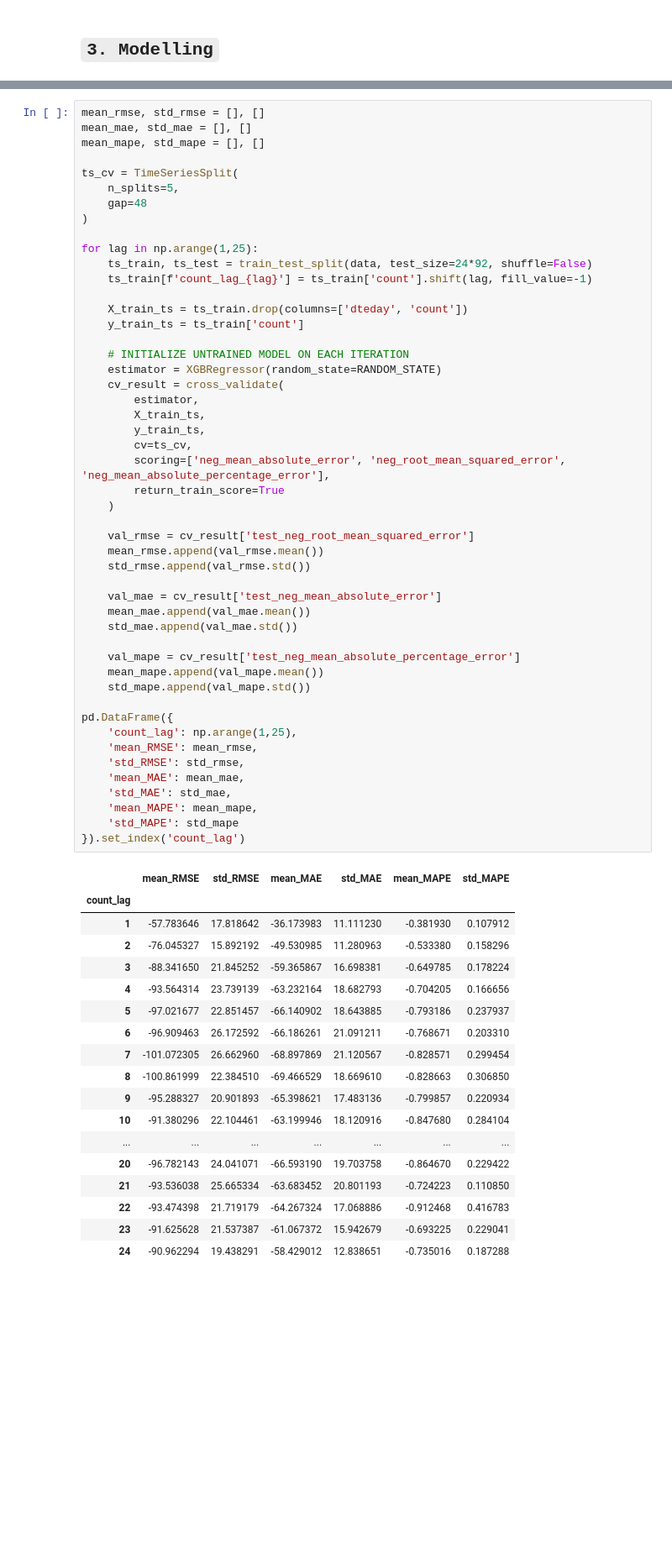
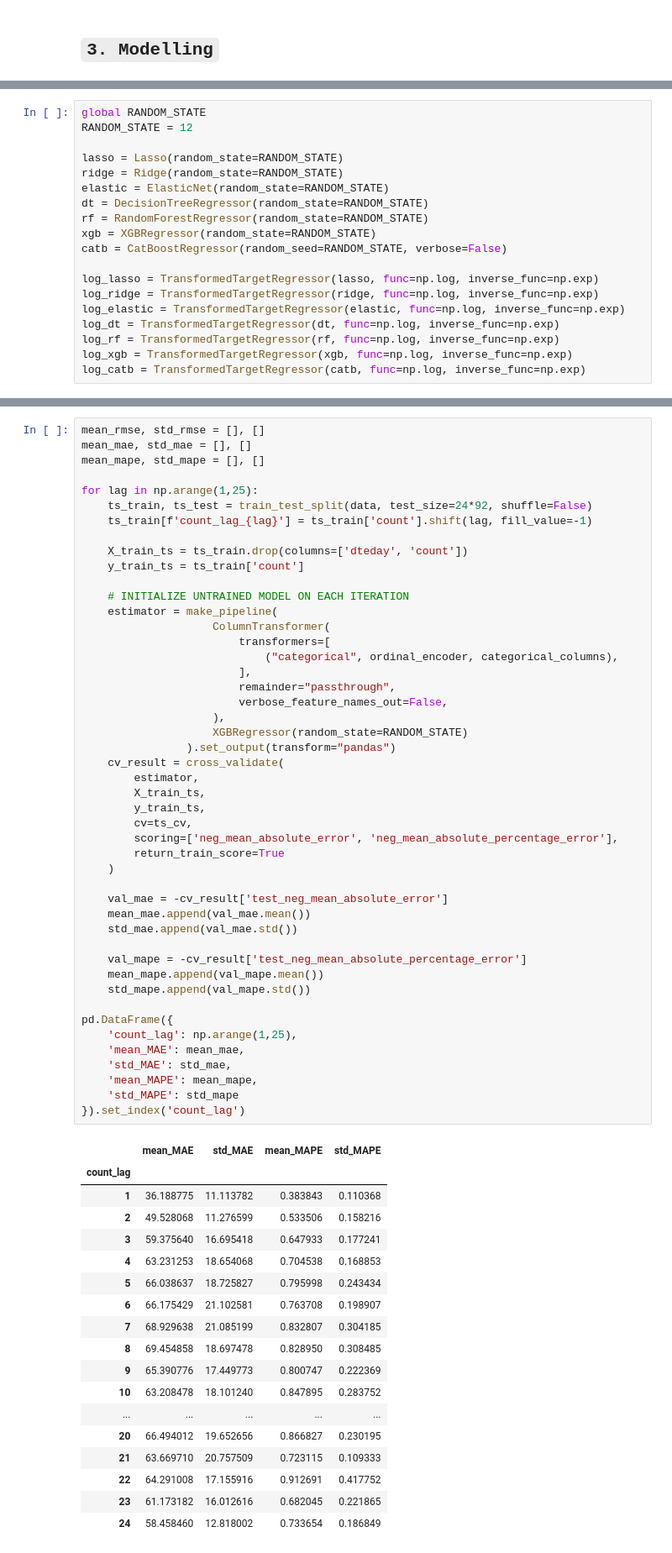
Before and after one commit to nheryanto/capital-bikeshare, a Jupyter notebook: notebooks/2.0-modelling-analysis.ipynb, the cells around one changed output, grey strips where cells are left out. Shown at 84% size. Drawn from its saved outputs; the diff is of its cells as text; blank space fills up the shorter version.

```diff
--- a/notebooks/2.0-modelling-analysis.ipynb
+++ b/notebooks/2.0-modelling-analysis.ipynb
@@ -121,0 +179,19 @@ X_train
+# %%
+global RANDOM_STATE
+RANDOM_STATE = 12
+
+lasso = Lasso(random_state=RANDOM_STATE)
+ridge = Ridge(random_state=RANDOM_STATE)
+elastic = ElasticNet(random_state=RANDOM_STATE)
+dt = DecisionTreeRegressor(random_state=RANDOM_STATE)
+rf = RandomForestRegressor(random_state=RANDOM_STATE)
+xgb = XGBRegressor(random_state=RANDOM_STATE)
+catb = CatBoostRegressor(random_seed=RANDOM_STATE, verbose=False)
+
+log_lasso = TransformedTargetRegressor(lasso, func=np.log, inverse_func=np.exp)
+log_ridge = TransformedTargetRegressor(ridge, func=np.log, inverse_func=np.exp)
+log_elastic = TransformedTargetRegressor(elastic, func=np.log, inverse_func=np.exp)
+log_dt = TransformedTargetRegressor(dt, func=np.log, inverse_func=np.exp)
+log_rf = TransformedTargetRegressor(rf, func=np.log, inverse_func=np.exp)
+log_xgb = TransformedTargetRegressor(xgb, func=np.log, inverse_func=np.exp)
+log_catb = TransformedTargetRegressor(catb, func=np.log, inverse_func=np.exp)
@@ -208,67 +338,65 @@ pd.DataFrame({
 mean_rmse, std_rmse = [], []
 mean_mae, std_mae = [], []
 mean_mape, std_mape = [], []
-
-ts_cv = TimeSeriesSplit(
-    n_splits=5,
-    gap=48
-)
 
 for lag in np.arange(1,25):
     ts_train, ts_test = train_test_split(data, test_size=24*92, shuffle=False)
     ts_train[f'count_lag_{lag}'] = ts_train['count'].shift(lag, fill_value=-1)
 
     X_train_ts = ts_train.drop(columns=['dteday', 'count'])
     y_train_ts = ts_train['count']
 
     # INITIALIZE UNTRAINED MODEL ON EACH ITERATION
-    estimator = XGBRegressor(random_state=RANDOM_STATE)
+    estimator = make_pipeline(
+                    ColumnTransformer(
+                        transformers=[
+                            ("categorical", ordinal_encoder, categorical_columns),
+                        ],
+                        remainder="passthrough",
+                        verbose_feature_names_out=False,
+                    ),
+                    XGBRegressor(random_state=RANDOM_STATE)
+                ).set_output(transform="pandas")
     cv_result = cross_validate(
         estimator,
         X_train_ts,
         y_train_ts,
         cv=ts_cv,
-        scoring=['neg_mean_absolute_error', 'neg_root_mean_squared_error', 'neg_mean_absolute_percentage_error'],
+        scoring=['neg_mean_absolute_error', 'neg_mean_absolute_percentage_error'],
         return_train_score=True
     )
 
-    val_rmse = cv_result['test_neg_root_mean_squared_error']
-    mean_rmse.append(val_rmse.mean())
-    std_rmse.append(val_rmse.std())
-
-    val_mae = cv_result['test_neg_mean_absolute_error']
+    val_mae = -cv_result['test_neg_mean_absolute_error']
     mean_mae.append(val_mae.mean())
     std_mae.append(val_mae.std())
 
-    val_mape = cv_result['test_neg_mean_absolute_percentage_error']
+    val_mape = -cv_result['test_neg_mean_absolute_percentage_error']
     mean_mape.append(val_mape.mean())
     std_mape.append(val_mape.std())
 
 pd.DataFrame({
     'count_lag': np.arange(1,25),
-    'mean_RMSE': mean_rmse,
-    'std_RMSE': std_rmse,
     'mean_MAE': mean_mae,
     'std_MAE': std_mae,
     'mean_MAPE': mean_mape,
     'std_MAPE': std_mape
 }).set_index('count_lag')
 # %% [output]
-|  | mean_RMSE | std_RMSE | mean_MAE | std_MAE | mean_MAPE | std_MAPE |
-| count_lag |  |  |  |  |  |  |
-| 1 | -57.783646 | 17.818642 | -36.173983 | 11.111230 | -0.381930 | 0.107912 |
-| 2 | -76.045327 | 15.892192 | -49.530985 | 11.280963 | -0.533380 | 0.158296 |
-| 3 | -88.341650 | 21.845252 | -59.365867 | 16.698381 | -0.649785 | 0.178224 |
-| 4 | -93.564314 | 23.739139 | -63.232164 | 18.682793 | -0.704205 | 0.166656 |
-| 5 | -97.021677 | 22.851457 | -66.140902 | 18.643885 | -0.793186 | 0.237937 |
-| 6 | -96.909463 | 26.172592 | -66.186261 | 21.091211 | -0.768671 | 0.203310 |
-| 7 | -101.072305 | 26.662960 | -68.897869 | 21.120567 | -0.828571 | 0.299454 |
-| 8 | -100.861999 | 22.384510 | -69.466529 | 18.669610 | -0.828663 | 0.306850 |
-| 9 | -95.288327 | 20.901893 | -65.398621 | 17.483136 | -0.799857 | 0.220934 |
-| 10 | -91.380296 | 22.104461 | -63.199946 | 18.120916 | -0.847680 | 0.284104 |
-| ... | ... | ... | ... | ... | ... | ... |
-| 20 | -96.782143 | 24.041071 | -66.593190 | 19.703758 | -0.864670 | 0.229422 |
-| 21 | -93.536038 | 25.665334 | -63.683452 | 20.801193 | -0.724223 | 0.110850 |
-| 22 | -93.474398 | 21.719179 | -64.267324 | 17.068886 | -0.912468 | 0.416783 |
-| 23 | -91.625628 | 21.537387 | -61.067372 | 15.942679 | -0.693225 | 0.229041 |
-| 24 | -90.962294 | 19.438291 | -58.429012 | 12.838651 | -0.735016 | 0.187288 |
+|  | mean_MAE | std_MAE | mean_MAPE | std_MAPE |
+| count_lag |  |  |  |  |
+| 1 | 36.188775 | 11.113782 | 0.383843 | 0.110368 |
+| 2 | 49.528068 | 11.276599 | 0.533506 | 0.158216 |
+| 3 | 59.375640 | 16.695418 | 0.647933 | 0.177241 |
+| 4 | 63.231253 | 18.654068 | 0.704538 | 0.168853 |
+| 5 | 66.038637 | 18.725827 | 0.795998 | 0.243434 |
+| 6 | 66.175429 | 21.102581 | 0.763708 | 0.198907 |
+| 7 | 68.929638 | 21.085199 | 0.832807 | 0.304185 |
+| 8 | 69.454858 | 18.697478 | 0.828950 | 0.308485 |
+| 9 | 65.390776 | 17.449773 | 0.800747 | 0.222369 |
+| 10 | 63.208478 | 18.101240 | 0.847895 | 0.283752 |
+| ... | ... | ... | ... | ... |
+| 20 | 66.494012 | 19.652656 | 0.866827 | 0.230195 |
+| 21 | 63.669710 | 20.757509 | 0.723115 | 0.109333 |
+| 22 | 64.291008 | 17.155916 | 0.912691 | 0.417752 |
+| 23 | 61.173182 | 16.012616 | 0.682045 | 0.221865 |
+| 24 | 58.458460 | 12.818002 | 0.733654 | 0.186849 |
```
Also changed, not shown: parts of 106 cells of this notebook, 8 other files.
